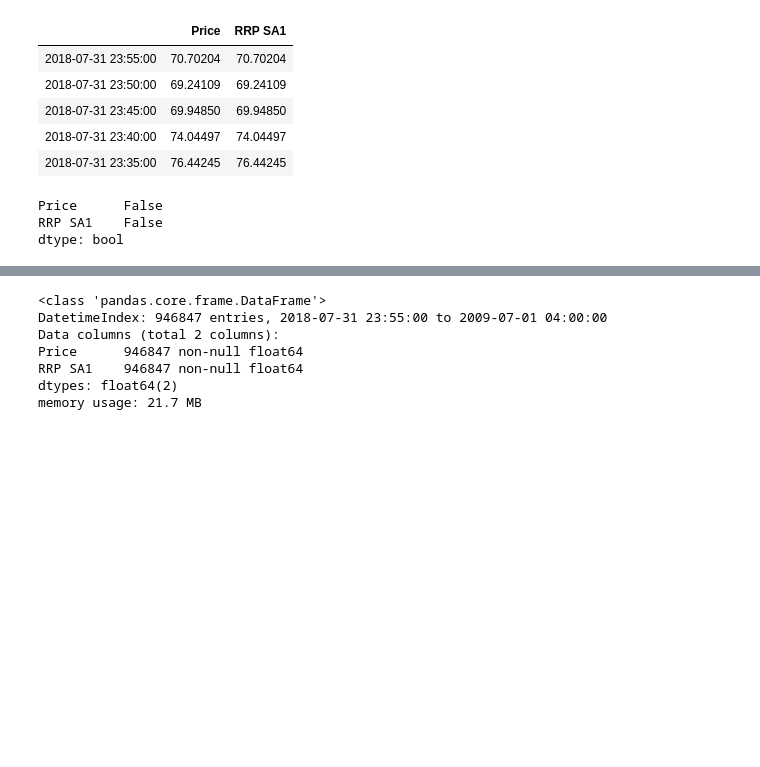
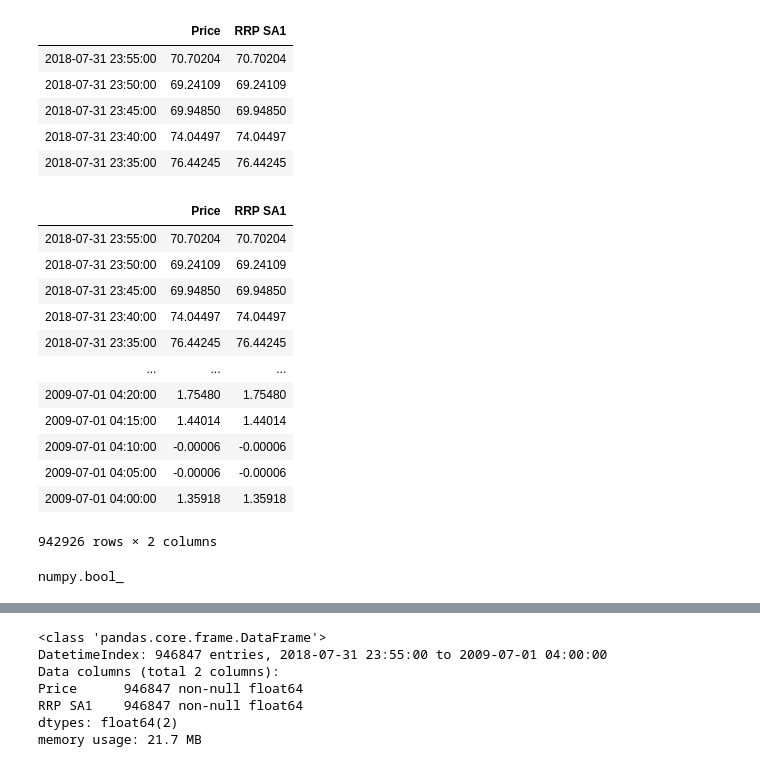
Before and after one commit to bkubsch/marginal-carbon, a Jupyter notebook: notebooks/04_target_exploration.ipynb, the cells around one changed output, grey strips where cells are left out. Saved outputs shown, nothing was run; the diff lists cells and outputs as text; code cells hidden in the pictures; blank space fills up the shorter version.

```diff
--- a/notebooks/04_target_exploration.ipynb
+++ b/notebooks/04_target_exploration.ipynb
@@ -56,13 +45,12 @@ df.iloc[50:100]
 # %%
 #final code_block <- works
 
-def mod_concat_NEM(file_path):
+def mod_concat_NEMDE(file_path):
     df = pd.read_pickle(file_path)
     df.drop(columns=["BandNo","RRNBandPrice","BandCost"], inplace=True)
     df = df.set_index('PeriodID', drop=True)
     df.index = pd.to_datetime(df.index).tz_localize(None)
     df[["Price", "Increase"]] = df[["Price", "Increase"]].astype(float)
-    print(df.info())
     df.sort_index(inplace=True, ascending=False)
     df.index = df.index - dt.timedelta(minutes = 5)
     df = df.loc[df.index < dt.datetime(2018,8,1), :]
@@ -73,7 +61,7 @@ def mod_concat_NEM(file_path):
 # %%
 file = '{}/nem-data/nemde_clean/concat_for_energy_SA1'.format(os.environ['HOME'])
 
-df = mod_concat_NEM(file)
+df = mod_concat_NEMDE(file)
 # %% [output]
 <class 'pandas.core.frame.DataFrame'>
 DatetimeIndex: 5951880 entries, 2015-06-23 13:40:00 to 2012-01-11 12:45:00
@@ -142,8 +130,8 @@ df_outlier.groupby('PeriodID').agg({'Price' : ['min', 'max']})
 | 2015-05-01 08:40:00 | 70.29670 | 72.09740 |
 | 2016-10-31 20:30:00 | 95.98007 | 509229.65442 |
 # %%
-df_group_price = df.groupby("PeriodID").agg({"Price":"mean"}).sort_values(by="PeriodID",ascending=False)
-df_group_price
+df_group_period = df.groupby("PeriodID").agg({"Price":"mean"}).sort_values(by="PeriodID",ascending=False)
+df_group_period
 # %% [output]
 |  | Price |
 | PeriodID |  |
@@ -181,7 +169,7 @@ The number of time periods is 955536.
 | 2018-07-31 23:40:00 | 74.04497 |
 | 2018-07-31 23:35:00 | 76.44245 |
 # %%
-df_join = df_group_price.join(df_dispatch, how='inner')
+df_join = df_group_period.join(df_dispatch, how='inner')
 print(df_join.shape)
 df_join.head()
 # %% [output]
@@ -193,8 +181,18 @@ df_join.head()
 | 2018-07-31 23:40:00 | 74.04497 | 74.04497 |
 | 2018-07-31 23:35:00 | 76.44245 | 76.44245 |
 # %%
-df_join.isna().any()
+df_join
 # %% [output]
+|  | Price | RRP SA1 |
+| 2018-07-31 23:55:00 | 70.70204 | 70.70204 |
+| 2018-07-31 23:50:00 | 69.24109 | 69.24109 |
+| 2018-07-31 23:45:00 | 69.94850 | 69.94850 |
+| 2018-07-31 23:40:00 | 74.04497 | 74.04497 |
+| 2018-07-31 23:35:00 | 76.44245 | 76.44245 |
+| ... | ... | ... |
+| 2009-07-01 04:20:00 | 1.75480 | 1.75480 |
+| 2009-07-01 04:15:00 | 1.44014 | 1.44014 |
+| 2009-07-01 04:10:00 | -0.00006 | -0.00006 |
+| 2009-07-01 04:05:00 | -0.00006 | -0.00006 |
+| 2009-07-01 04:00:00 | 1.35918 | 1.35918 |
-Price      False
-RRP SA1    False
-dtype: bool
+942926 rows × 2 columns
@@ -200,0 +201,4 @@ dtype: bool
+# %%
+np.logical_and()
+# %% [output]
+numpy.bool_
```
Also changed, not shown: parts of 8 cells of this notebook, 9 other files.
